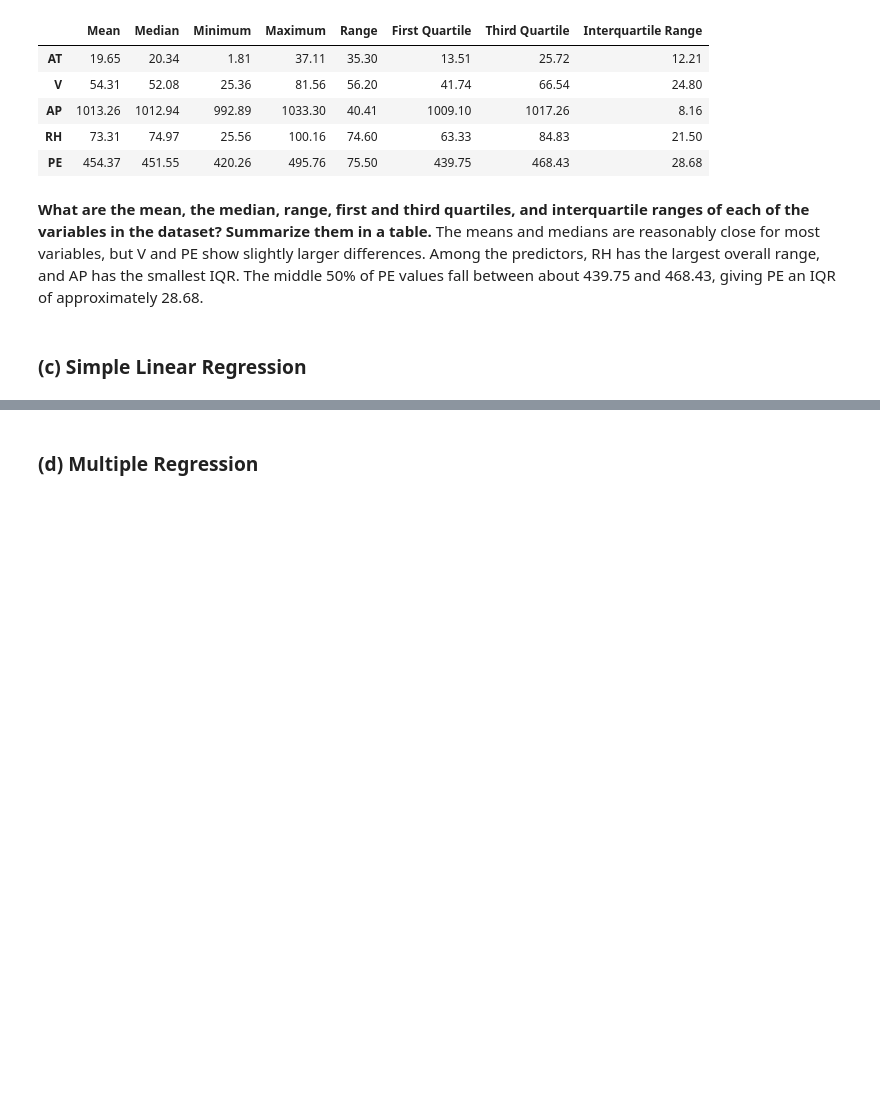
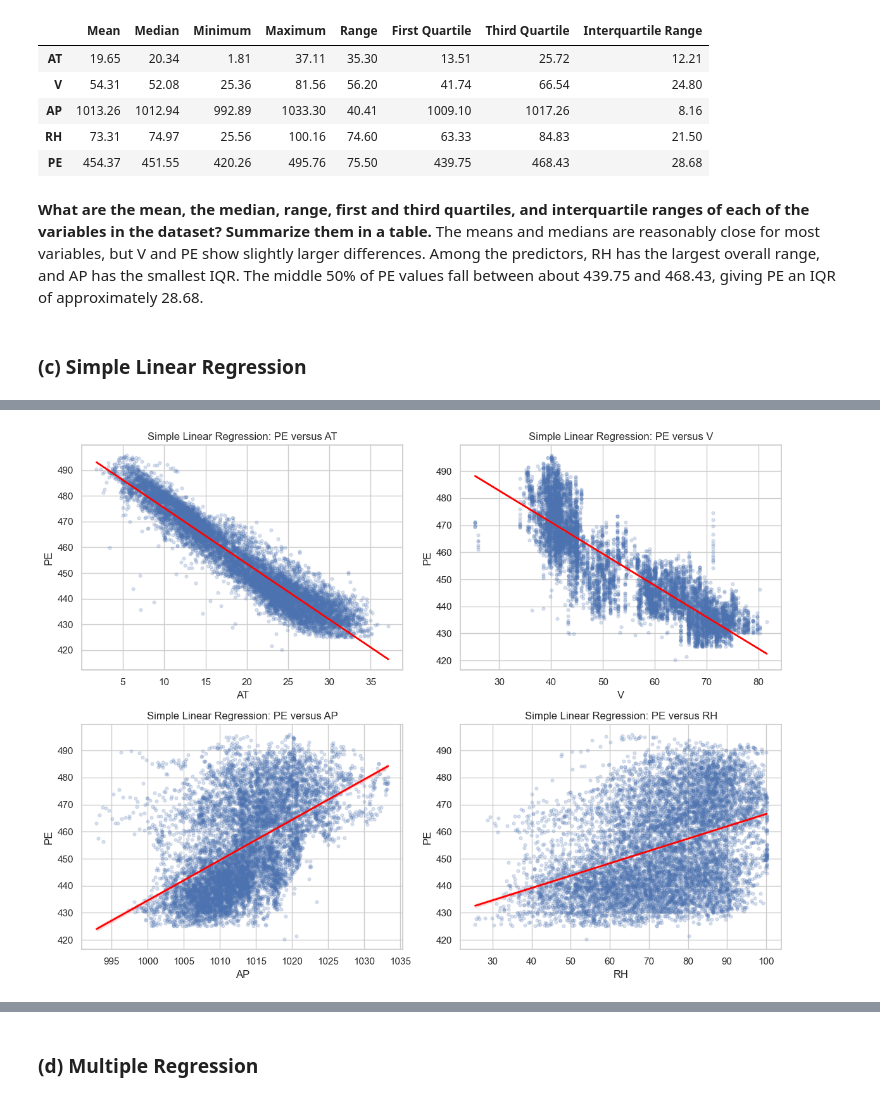
Before and after one commit to manvsatish/dsci-552-hw-2, a Jupyter notebook: notebooks/Satish_Manvika_HW2.ipynb, the cells around one changed output, grey strips where cells are left out. Saved outputs shown, nothing was run; the diff lists cells and outputs as text; code cells hidden in the pictures; blank space fills up the shorter version.

Commit message:
linear regression analysis

```diff
--- a/notebooks/Satish_Manvika_HW2.ipynb
+++ b/notebooks/Satish_Manvika_HW2.ipynb
@@ -105,3 +105,27 @@ summary_table.round(2)
 The means and medians are reasonably close for most variables, but V and PE show slightly larger differences. Among the predictors, RH has the largest overall range, and AP has the smallest IQR. The middle 50% of PE values fall between about 439.75 and 468.43, giving PE an IQR of approximately 28.68.
 # %% [markdown]
 ### (c) Simple Linear Regression
+# %%
+predictors = ["AT", "V", "AP", "RH"] #predictor vars used in the lin reg models
+simple_models = {}
+simple_results = []
+
+for predictor in predictors:
+    X = sm.add_constant(data[[predictor]]) # add intercept to selected predictor
+    # fit a model that predicts pe using the current predictor
+    model = sm.OLS(
+        data["PE"],
+        X
+    ).fit()
+    simple_models[predictor] = model #save fitted model
+
+    simple_results.append({
+        "Predictor": predictor,
+        "Intercept": model.params["const"],
+        "Coefficient": model.params[predictor],
+        "P-value": model.pvalues[predictor],
+        "R-squared": model.rsquared
+    })
+
+simple_results_table = pd.DataFrame(simple_results) #res into table
+simple_results_table.round(5)
@@ -107,0 +138,14 @@ The means and medians are reasonably close for most variables, but V and PE show
+# %%
+# one regression plot for each predictor
+fig, axes = plt.subplots(2, 2,figsize=(12, 9))
+
+for predictor, ax in zip(predictors, axes.flatten()):
+    sns.regplot(data=data, x=predictor, y="PE", scatter_kws={"alpha": 0.20, "s": 12}, line_kws={"color": "red", "linewidth": 2}, ax=ax)
+    ax.set_title(f"Simple Linear Regression: PE versus {predictor}")
+    ax.set_xlabel(predictor)
+    ax.set_ylabel("PE")
+
+plt.tight_layout()
+plt.show()
+# %% [output]
+[figure, added]
```
Also changed, not shown: parts of 9 cells of this notebook.
